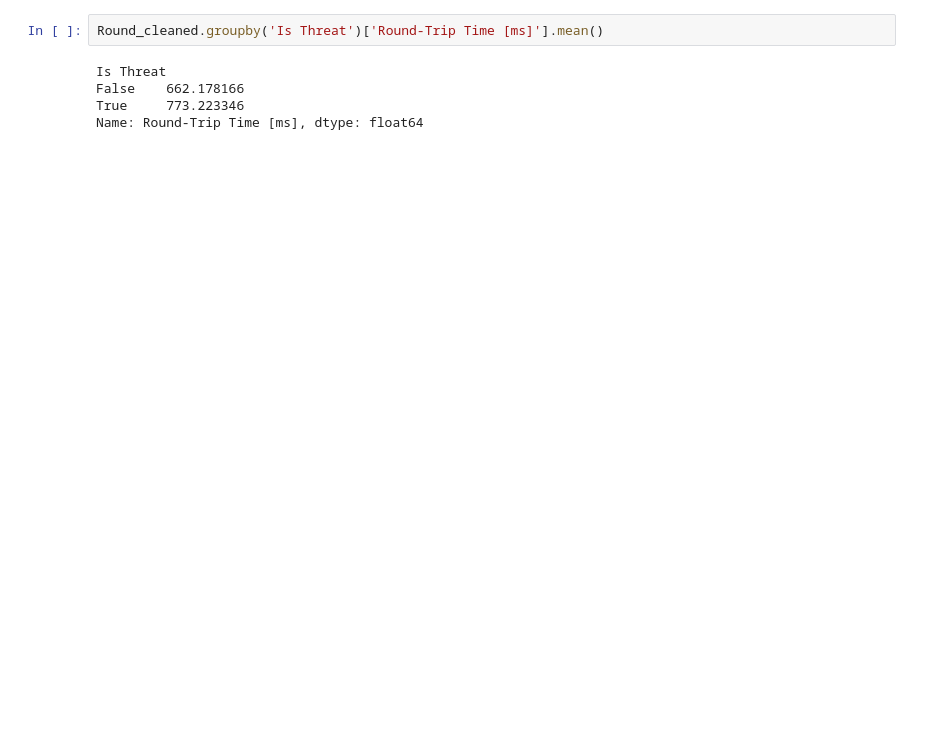
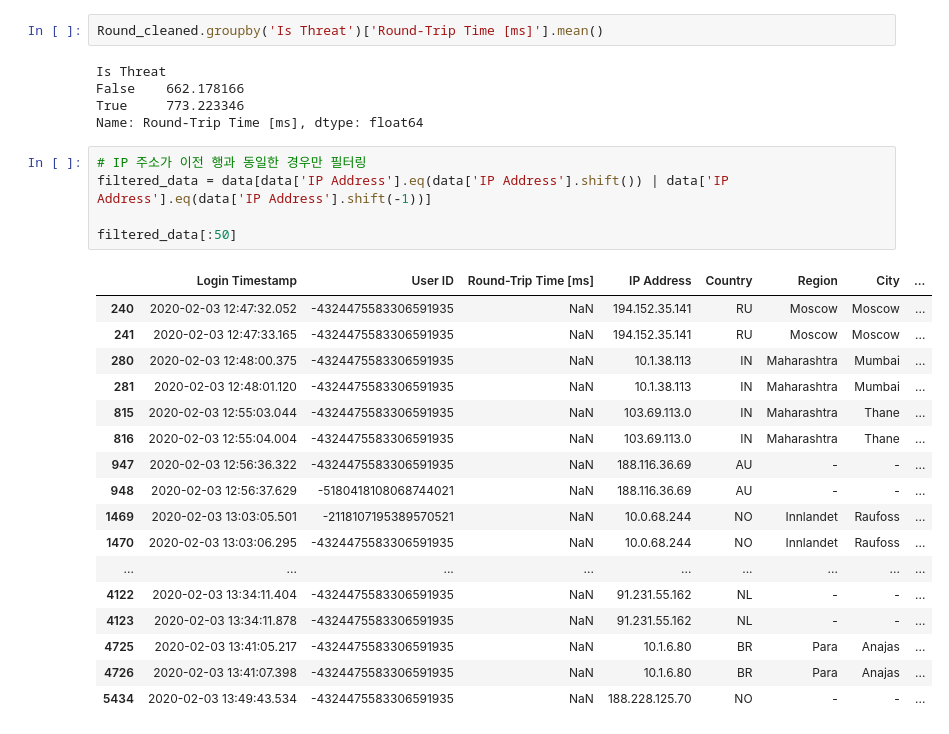
Before and after one commit to yschoi9930/Kaggle, a Jupyter notebook: notebookc25a814836.ipynb, the cells around one changed output. Cells and saved outputs as stored; diff of their text form; blank space fills up the shorter version.

```diff
--- a/notebookc25a814836.ipynb
+++ b/notebookc25a814836.ipynb
@@ -226,3 +230,26 @@ Is Threat
 False    662.178166
 True     773.223346
 Name: Round-Trip Time [ms], dtype: float64
+# %%
+# IP 주소가 이전 행과 동일한 경우만 필터링
+filtered_data = data[data['IP Address'].eq(data['IP Address'].shift()) | data['IP Address'].eq(data['IP Address'].shift(-1))]
+
+filtered_data[:50]
+# %% [output]
+|  | Login Timestamp | User ID | Round-Trip Time [ms] | IP Address | Country | Region | City | ... |
+| 240 | 2020-02-03 12:47:32.052 | -4324475583306591935 | NaN | 194.152.35.141 | RU | Moscow | Moscow | ... |
+| 241 | 2020-02-03 12:47:33.165 | -4324475583306591935 | NaN | 194.152.35.141 | RU | Moscow | Moscow | ... |
+| 280 | 2020-02-03 12:48:00.375 | -4324475583306591935 | NaN | 10.1.38.113 | IN | Maharashtra | Mumbai | ... |
+| 281 | 2020-02-03 12:48:01.120 | -4324475583306591935 | NaN | 10.1.38.113 | IN | Maharashtra | Mumbai | ... |
+| 815 | 2020-02-03 12:55:03.044 | -4324475583306591935 | NaN | 103.69.113.0 | IN | Maharashtra | Thane | ... |
+| 816 | 2020-02-03 12:55:04.004 | -4324475583306591935 | NaN | 103.69.113.0 | IN | Maharashtra | Thane | ... |
+| 947 | 2020-02-03 12:56:36.322 | -4324475583306591935 | NaN | 188.116.36.69 | AU | - | - | ... |
+| 948 | 2020-02-03 12:56:37.629 | -5180418108068744021 | NaN | 188.116.36.69 | AU | - | - | ... |
+| 1469 | 2020-02-03 13:03:05.501 | -2118107195389570521 | NaN | 10.0.68.244 | NO | Innlandet | Raufoss | ... |
+| 1470 | 2020-02-03 13:03:06.295 | -4324475583306591935 | NaN | 10.0.68.244 | NO | Innlandet | Raufoss | ... |
+| ... | ... | ... | ... | ... | ... | ... | ... | ... |
+| 4122 | 2020-02-03 13:34:11.404 | -4324475583306591935 | NaN | 91.231.55.162 | NL | - | - | ... |
+| 4123 | 2020-02-03 13:34:11.878 | -4324475583306591935 | NaN | 91.231.55.162 | NL | - | - | ... |
+| 4725 | 2020-02-03 13:41:05.217 | -4324475583306591935 | NaN | 10.1.6.80 | BR | Para | Anajas | ... |
+| 4726 | 2020-02-03 13:41:07.398 | -4324475583306591935 | NaN | 10.1.6.80 | BR | Para | Anajas | ... |
+| 5434 | 2020-02-03 13:49:43.534 | -4324475583306591935 | NaN | 188.228.125.70 | NO | - | - | ... |
```
Also changed, not shown: parts of 22 cells of this notebook.
